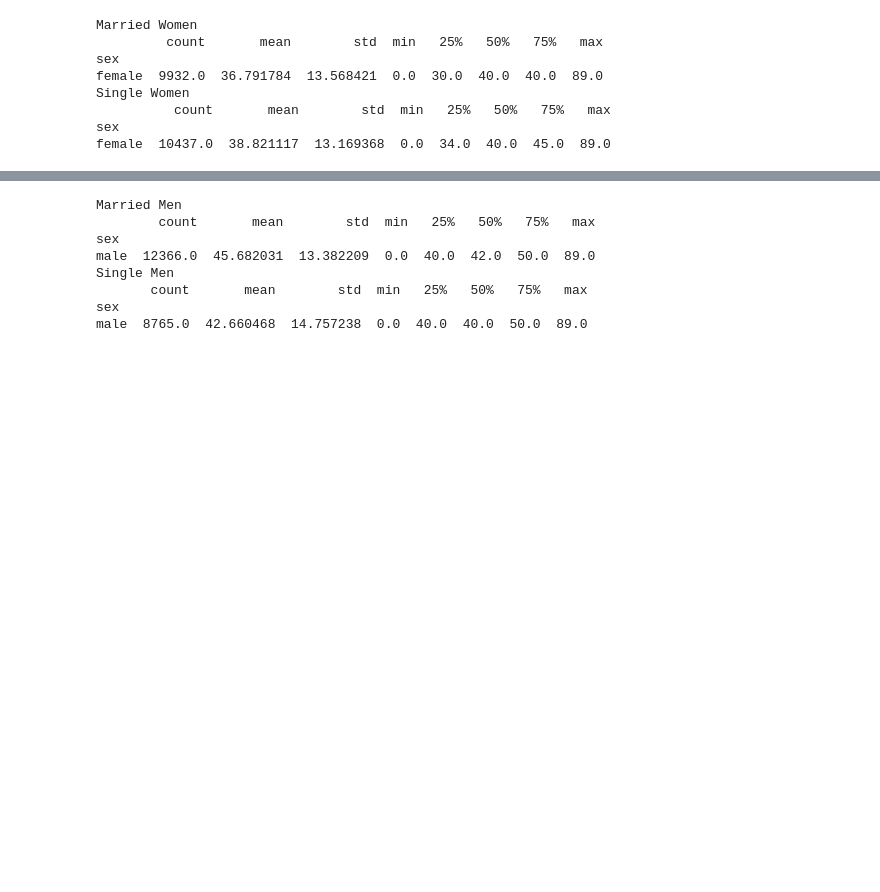
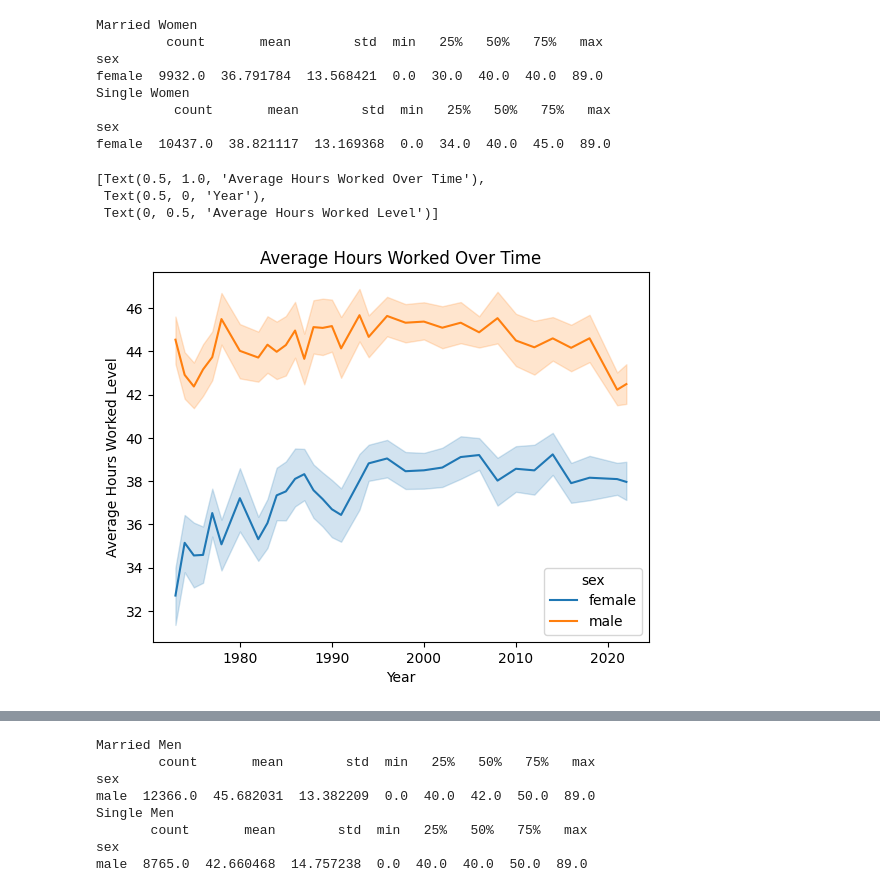
Before and after one commit to fwx5ax/EDA, a Jupyter notebook: lab/get_gss.ipynb, the cells around one changed output, grey strips where cells are left out. Drawn from its saved outputs; the diff is of its cells as text; code cells hidden in the pictures; blank space fills up the shorter version.

```diff
--- a/lab/get_gss.ipynb
+++ b/lab/get_gss.ipynb
@@ -298,3 +310,14 @@ Single Women
           count       mean        std  min   25%   50%   75%   max
 sex
 female  10437.0  38.821117  13.169368  0.0  34.0  40.0  45.0  89.0
+# %%
+avg_hours_per_year = new_df.groupby(['year','sex'])['hours_worked'].mean().reset_index()
+
+fig = sns.lineplot(data = new_df, x = 'year', y = 'hours_worked', hue = 'sex')
+fig.set(title="Average Hours Worked Over Time",
+        xlabel='Year', ylabel='Average Hours Worked Level')
+# %% [output]
+[Text(0.5, 1.0, 'Average Hours Worked Over Time'),
+ Text(0.5, 0, 'Year'),
+ Text(0, 0.5, 'Average Hours Worked Level')]
+[figure, added]
```
Also changed, not shown: parts of 6 cells of this notebook.
